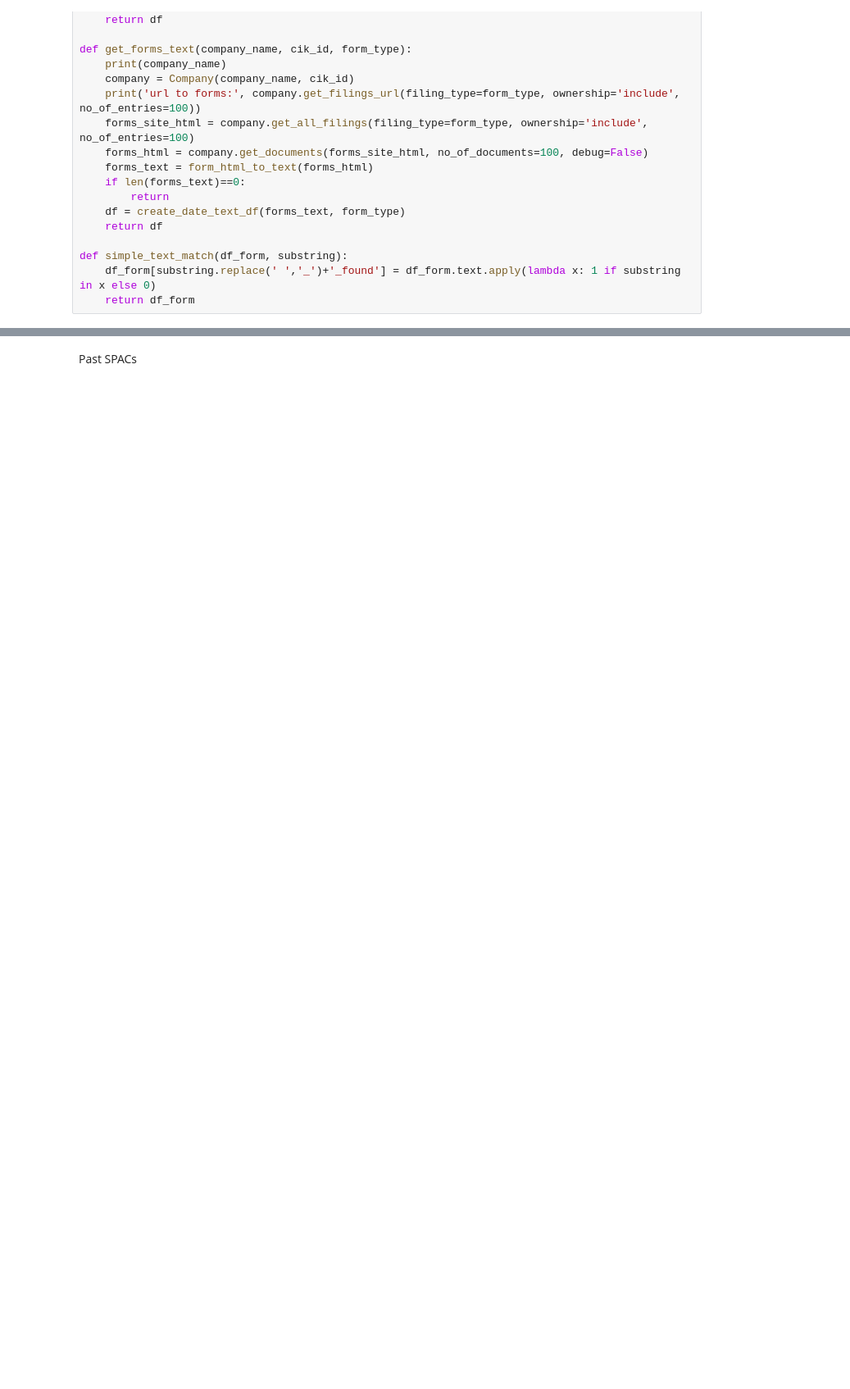
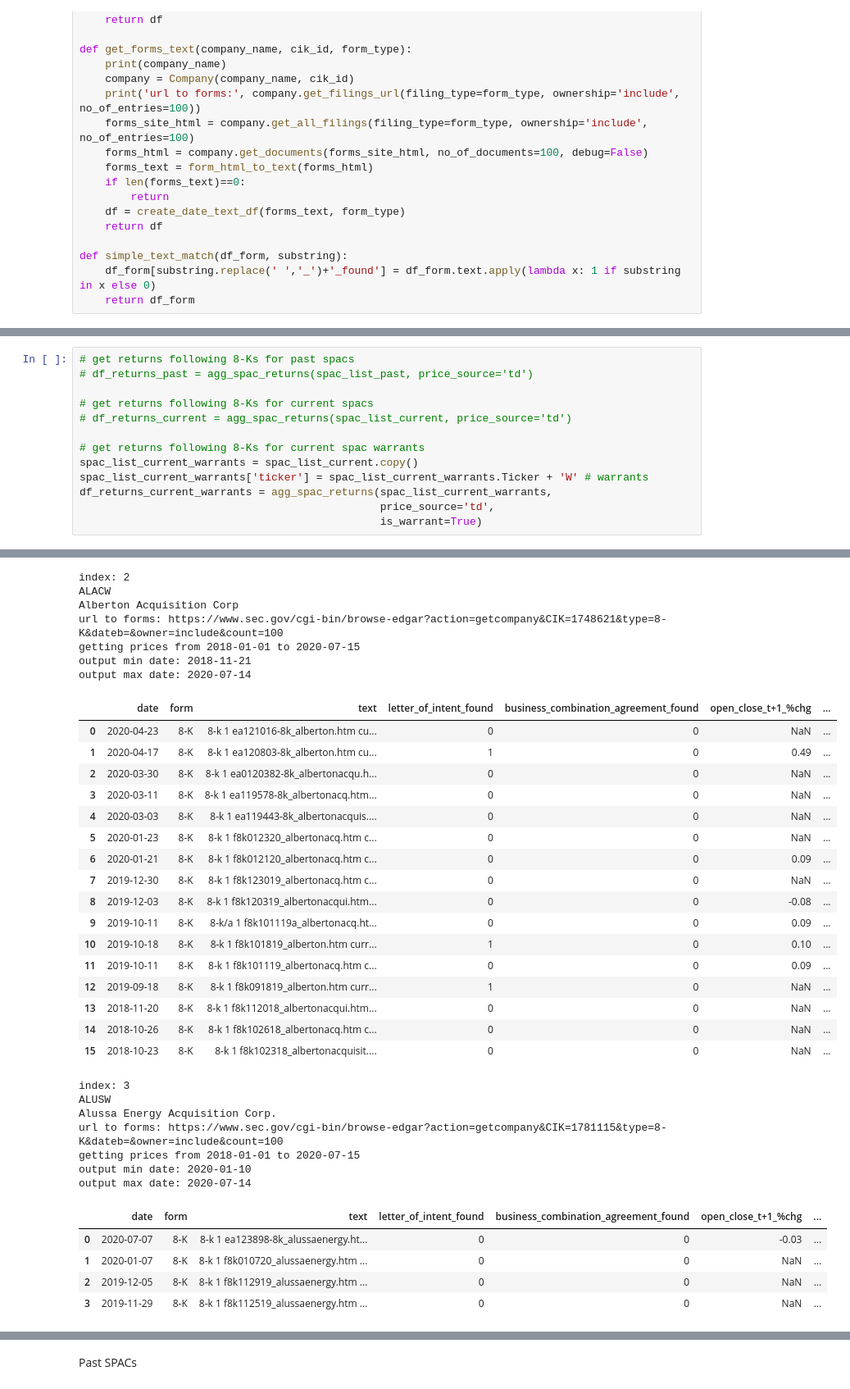
Before and after one commit to alandu20/spac, a Jupyter notebook: scraper.ipynb, the cells around one changed output, grey strips where cells are left out. Shown at 82% size. Drawn from its saved outputs; the diff is of its cells as text; blank space fills up the shorter version.

```diff
--- a/scraper.ipynb
+++ b/scraper.ipynb
@@ -532,0 +340,14 @@ output max date: 2020-06-26
+# %%
+# get returns following 8-Ks for past spacs
+# df_returns_past = agg_spac_returns(spac_list_past, price_source='td')
+
+# get returns following 8-Ks for current spacs
+# df_returns_current = agg_spac_returns(spac_list_current, price_source='td')
+
+# get returns following 8-Ks for current spac warrants
+spac_list_current_warrants = spac_list_current.copy()
+spac_list_current_warrants['ticker'] = spac_list_current_warrants.Ticker + 'W' # warrants
+df_returns_current_warrants = agg_spac_returns(spac_list_current_warrants,
+                                               price_source='td',
+                                               is_warrant=True)
+# %% [output]
@@ -532,0 +389,36 @@ output max date: 2020-06-26
+index: 2
+ALACW
+Alberton Acquisition Corp
+url to forms: https://www.sec.gov/cgi-bin/browse-edgar?action=getcompany&CIK=1748621&type=8-K&dateb=&owner=include&count=100
+getting prices from 2018-01-01 to 2020-07-15
+output min date: 2018-11-21
+output max date: 2020-07-14
+|  | date | form | text | letter_of_intent_found | business_combination_agreement_found | open_close_t+1_%chg | ... |
+| 0 | 2020-04-23 | 8-K | 8-k 1 ea121016-8k_alberton.htm cu... | 0 | 0 | NaN | ... |
+| 1 | 2020-04-17 | 8-K | 8-k 1 ea120803-8k_alberton.htm cu... | 1 | 0 | 0.49 | ... |
+| 2 | 2020-03-30 | 8-K | 8-k 1 ea0120382-8k_albertonacqu.h... | 0 | 0 | NaN | ... |
+| 3 | 2020-03-11 | 8-K | 8-k 1 ea119578-8k_albertonacq.htm... | 0 | 0 | NaN | ... |
+| 4 | 2020-03-03 | 8-K | 8-k 1 ea119443-8k_albertonacquis.... | 0 | 0 | NaN | ... |
+| 5 | 2020-01-23 | 8-K | 8-k 1 f8k012320_albertonacq.htm c... | 0 | 0 | NaN | ... |
+| 6 | 2020-01-21 | 8-K | 8-k 1 f8k012120_albertonacq.htm c... | 0 | 0 | 0.09 | ... |
+| 7 | 2019-12-30 | 8-K | 8-k 1 f8k123019_albertonacq.htm c... | 0 | 0 | NaN | ... |
+| 8 | 2019-12-03 | 8-K | 8-k 1 f8k120319_albertonacqui.htm... | 0 | 0 | -0.08 | ... |
+| 9 | 2019-10-11 | 8-K | 8-k/a 1 f8k101119a_albertonacq.ht... | 0 | 0 | 0.09 | ... |
+| 10 | 2019-10-18 | 8-K | 8-k 1 f8k101819_alberton.htm curr... | 1 | 0 | 0.10 | ... |
+| 11 | 2019-10-11 | 8-K | 8-k 1 f8k101119_albertonacq.htm c... | 0 | 0 | 0.09 | ... |
+| 12 | 2019-09-18 | 8-K | 8-k 1 f8k091819_alberton.htm curr... | 1 | 0 | NaN | ... |
+| 13 | 2018-11-20 | 8-K | 8-k 1 f8k112018_albertonacqui.htm... | 0 | 0 | NaN | ... |
+| 14 | 2018-10-26 | 8-K | 8-k 1 f8k102618_albertonacq.htm c... | 0 | 0 | NaN | ... |
+| 15 | 2018-10-23 | 8-K | 8-k 1 f8k102318_albertonacquisit.... | 0 | 0 | NaN | ... |
+index: 3
+ALUSW
+Alussa Energy Acquisition Corp.
+url to forms: https://www.sec.gov/cgi-bin/browse-edgar?action=getcompany&CIK=1781115&type=8-K&dateb=&owner=include&count=100
+getting prices from 2018-01-01 to 2020-07-15
+output min date: 2020-01-10
+output max date: 2020-07-14
+|  | date | form | text | letter_of_intent_found | business_combination_agreement_found | open_close_t+1_%chg | ... |
+| 0 | 2020-07-07 | 8-K | 8-k 1 ea123898-8k_alussaenergy.ht... | 0 | 0 | -0.03 | ... |
+| 1 | 2020-01-07 | 8-K | 8-k 1 f8k010720_alussaenergy.htm ... | 0 | 0 | NaN | ... |
+| 2 | 2019-12-05 | 8-K | 8-k 1 f8k112919_alussaenergy.htm ... | 0 | 0 | NaN | ... |
+| 3 | 2019-11-29 | 8-K | 8-k 1 f8k112519_alussaenergy.htm ... | 0 | 0 | NaN | ... |
```
Also changed, not shown: parts of 24 cells of this notebook.
